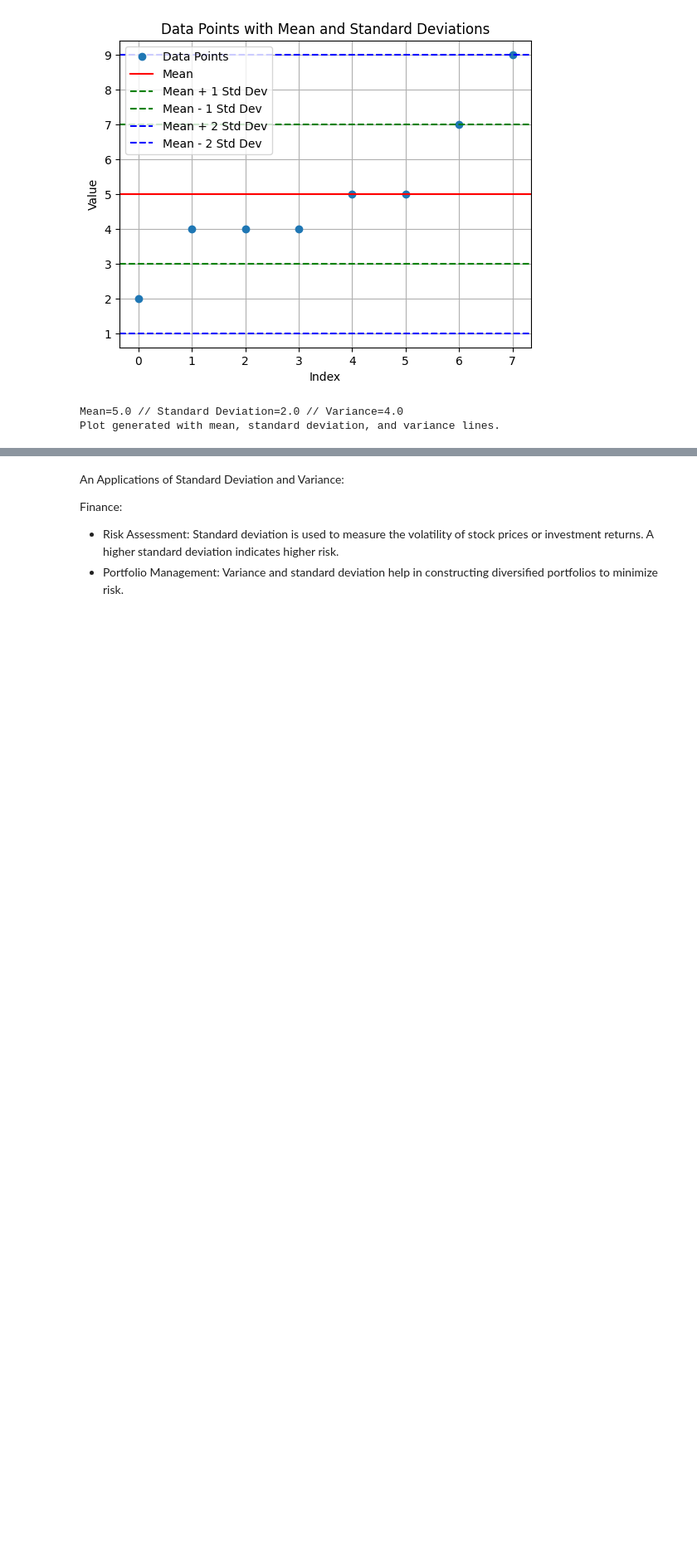
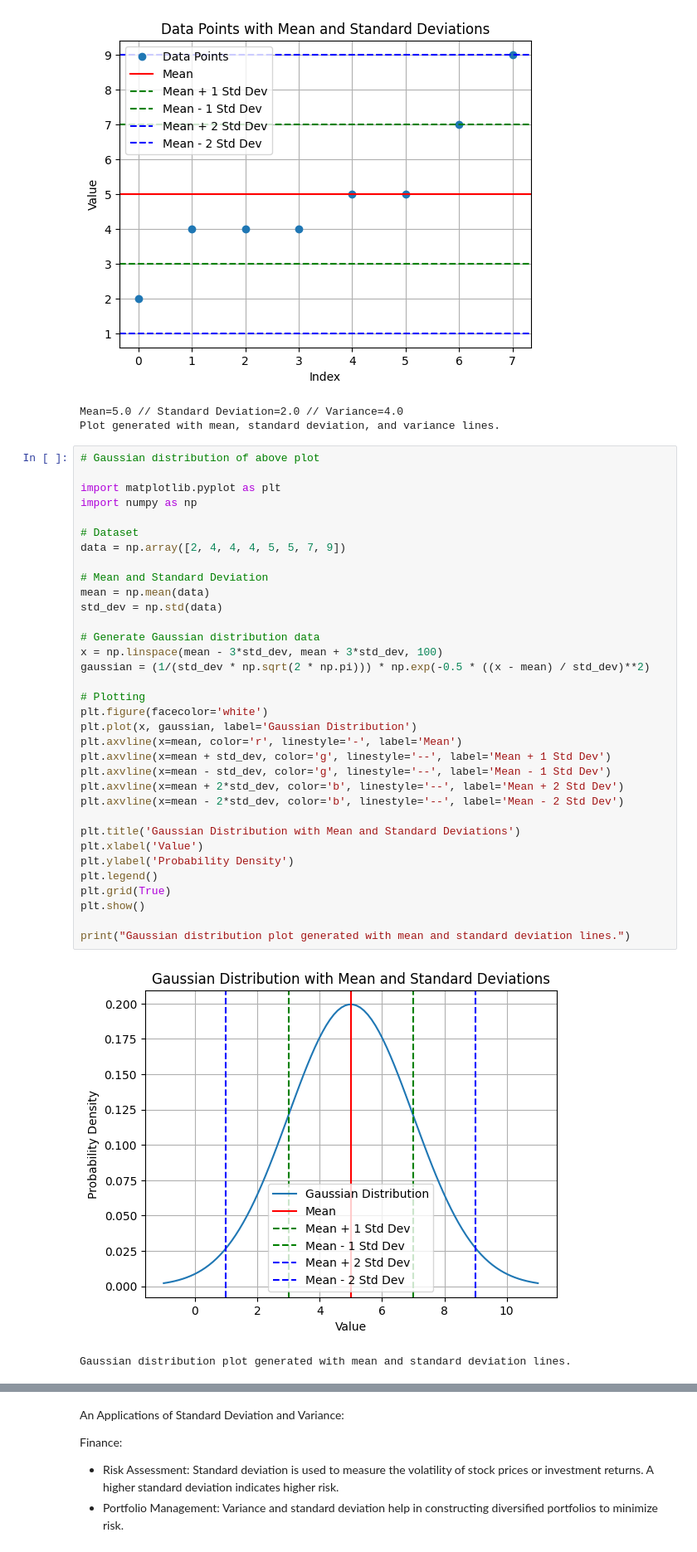
Before and after one commit to AmirParsaRabiei/Mathematics, a Jupyter notebook: Statics.ipynb, the cells around one changed output, grey strips where cells are left out. Shown: that part at 83% size. Drawn from its saved outputs; the diff is of its cells as text; blank space fills up the shorter version.

```diff
--- a/Statics.ipynb
+++ b/Statics.ipynb
@@ -36,3 +36,40 @@ print("Plot generated with mean, standard deviation, and variance lines.")
 [figure]
 Mean=5.0 // Standard Deviation=2.0 // Variance=4.0
 Plot generated with mean, standard deviation, and variance lines.
+# %%
+# Gaussian distribution of above plot
+
+import matplotlib.pyplot as plt
+import numpy as np
+
+# Dataset
+data = np.array([2, 4, 4, 4, 5, 5, 7, 9])
+
+# Mean and Standard Deviation
+mean = np.mean(data)
+std_dev = np.std(data)
+
+# Generate Gaussian distribution data
+x = np.linspace(mean - 3*std_dev, mean + 3*std_dev, 100)
+gaussian = (1/(std_dev * np.sqrt(2 * np.pi))) * np.exp(-0.5 * ((x - mean) / std_dev)**2)
+
+# Plotting
+plt.figure(facecolor='white')
+plt.plot(x, gaussian, label='Gaussian Distribution')
+plt.axvline(x=mean, color='r', linestyle='-', label='Mean')
+plt.axvline(x=mean + std_dev, color='g', linestyle='--', label='Mean + 1 Std Dev')
+plt.axvline(x=mean - std_dev, color='g', linestyle='--', label='Mean - 1 Std Dev')
+plt.axvline(x=mean + 2*std_dev, color='b', linestyle='--', label='Mean + 2 Std Dev')
+plt.axvline(x=mean - 2*std_dev, color='b', linestyle='--', label='Mean - 2 Std Dev')
+
+plt.title('Gaussian Distribution with Mean and Standard Deviations')
+plt.xlabel('Value')
+plt.ylabel('Probability Density')
+plt.legend()
+plt.grid(True)
+plt.show()
+
+print("Gaussian distribution plot generated with mean and standard deviation lines.")
+# %% [output]
+[figure, added]
+Gaussian distribution plot generated with mean and standard deviation lines.
```
Also changed, not shown: parts of 3 cells of this notebook.
